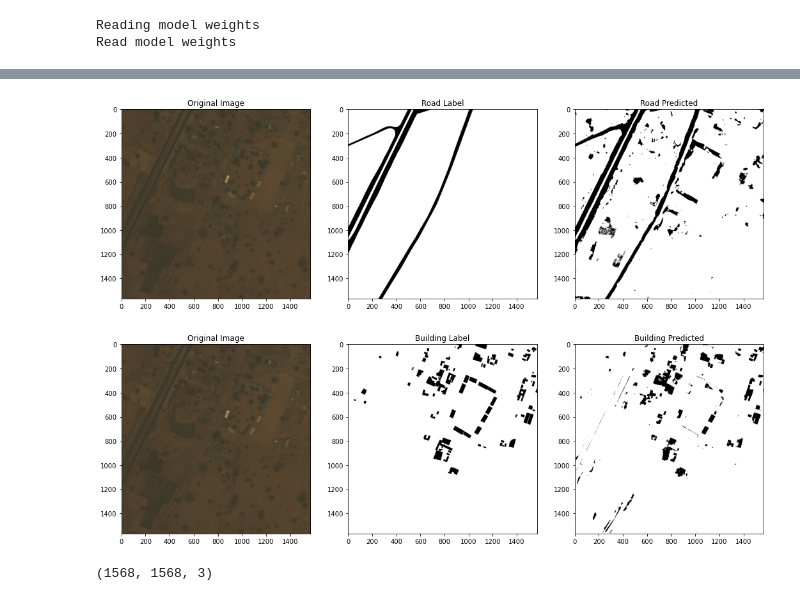
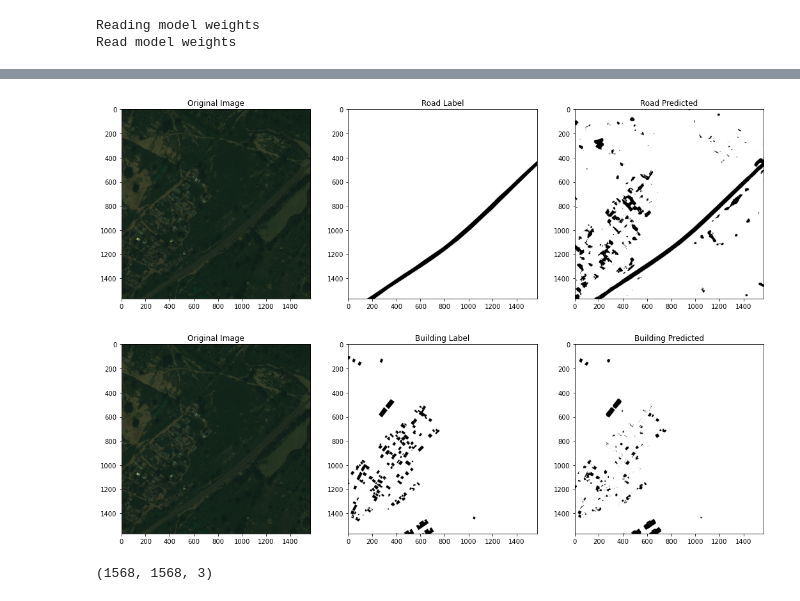
Before and after one commit to abdchau/rac-v-satellite-imagery, a Jupyter notebook: src/post_processing/make_predictions_unet.ipynb, the cells around one changed output, grey strips where cells are left out. Drawn from its saved outputs; the diff is of its cells as text; code cells hidden in the pictures.

```diff
--- a/src/post_processing/make_predictions_unet.ipynb
+++ b/src/post_processing/make_predictions_unet.ipynb
@@ -80,10 +80,10 @@ print("Read model weights")
 Reading model weights
 Read model weights
 # %%
-img = 8
-startWidth = 800
+img = 0
+startWidth = 1400
 endWidth = startWidth + 1600
-startHeight = 800
+startHeight = 1000
 endHeight = startHeight + 1600
 
 X_train_img = X_train[img]
@@ -120,5 +120,5 @@ show_images([X_train_img[13:,:,:].swapaxes(0,2).astype(np.float64)[startWidth+16
-[figure, old version]
+[figure, new version]
-[figure, old version]
+[figure, new version]
 # %%
 print(final_pred.shape)
 np.save('prediction.npy', final_pred)
```
Also changed, not shown: parts of 5 cells of this notebook, 1 other file.
